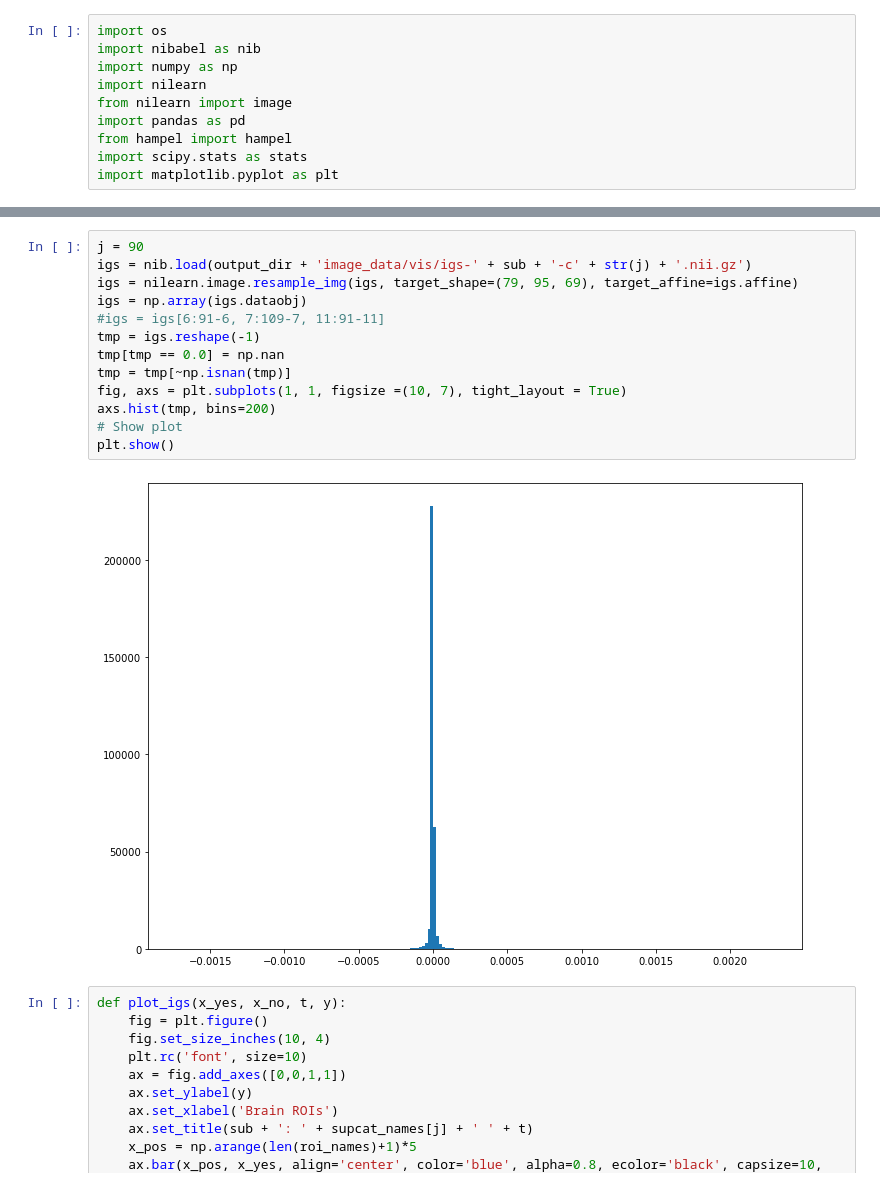
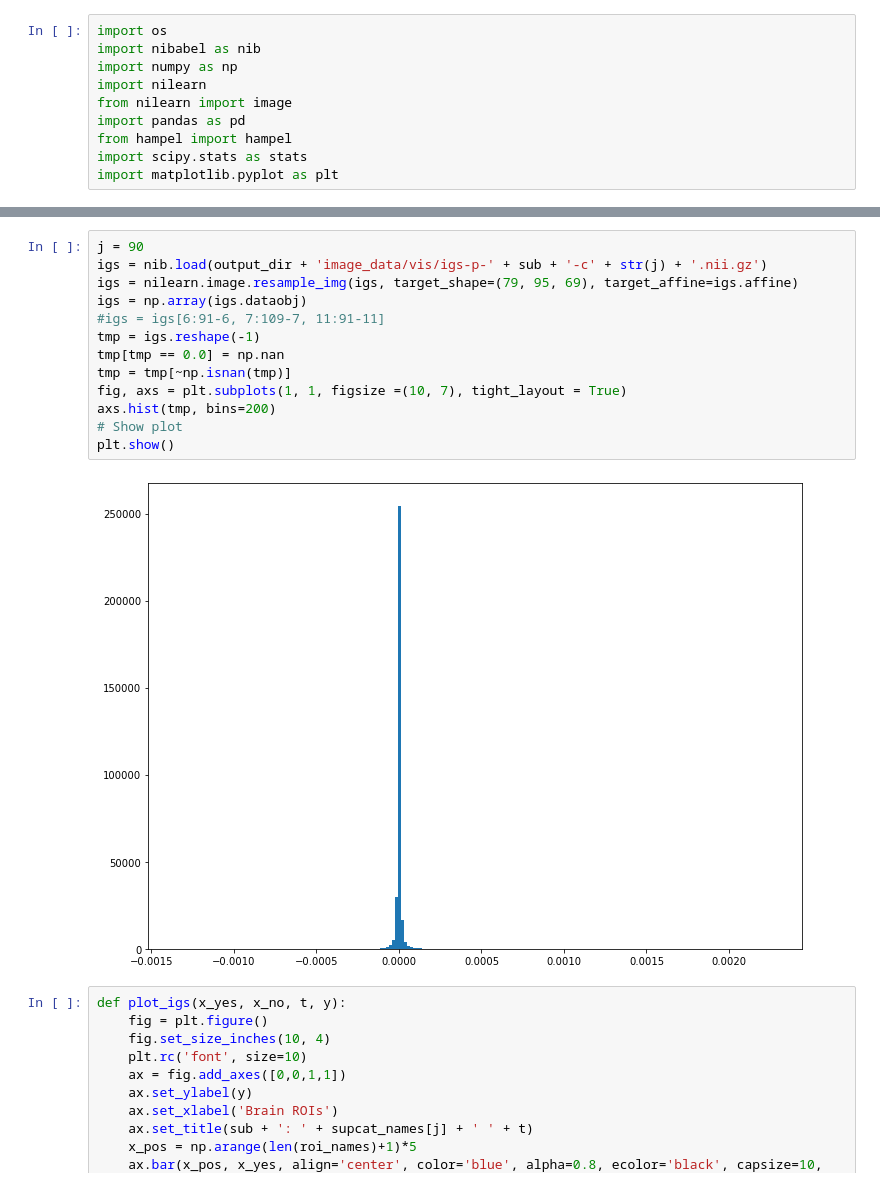
Before and after one commit to khademi/Neural-Decoding, a Jupyter notebook: compute-igs2.ipynb, the cells around one changed output, grey strips where cells are left out. Cells and saved outputs as stored; diff of their text form.

```diff
--- a/compute-igs2.ipynb
+++ b/compute-igs2.ipynb
@@ -127,19 +128,19 @@ def get_prop(sub, j, ig_type):
     return all_prop_pos, all_prop_neg
 # %%
 j = 90
-igs = nib.load(output_dir + 'image_data/vis/igs-' + sub + '-c' + str(j) + '.nii.gz')
+igs = nib.load(output_dir + 'image_data/vis/igs-p-' + sub + '-c' + str(j) + '.nii.gz')
 igs = nilearn.image.resample_img(igs, target_shape=(79, 95, 69), target_affine=igs.affine)
 igs = np.array(igs.dataobj)
 #igs = igs[6:91-6, 7:109-7, 11:91-11]
 tmp = igs.reshape(-1)
 tmp[tmp == 0.0] = np.nan
 tmp = tmp[~np.isnan(tmp)]
 fig, axs = plt.subplots(1, 1, figsize =(10, 7), tight_layout = True)
 axs.hist(tmp, bins=200)
 # Show plot
 plt.show()
 # %% [output]
-[figure, old version]
+[figure, new version]
 # %%
 def plot_igs(x_yes, x_no, t, y):
     fig = plt.figure()
```
Also changed, not shown: parts of 13 cells of this notebook, 2 other files.
